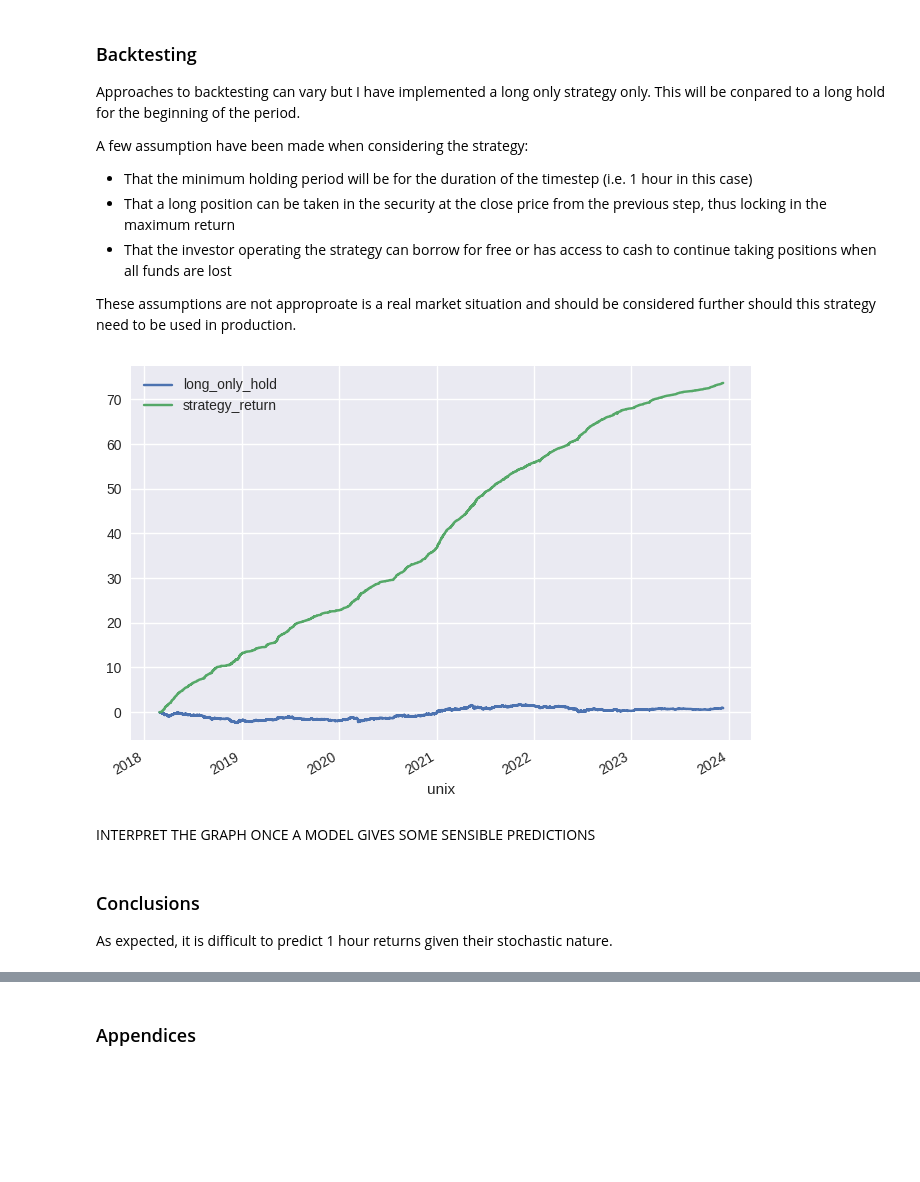
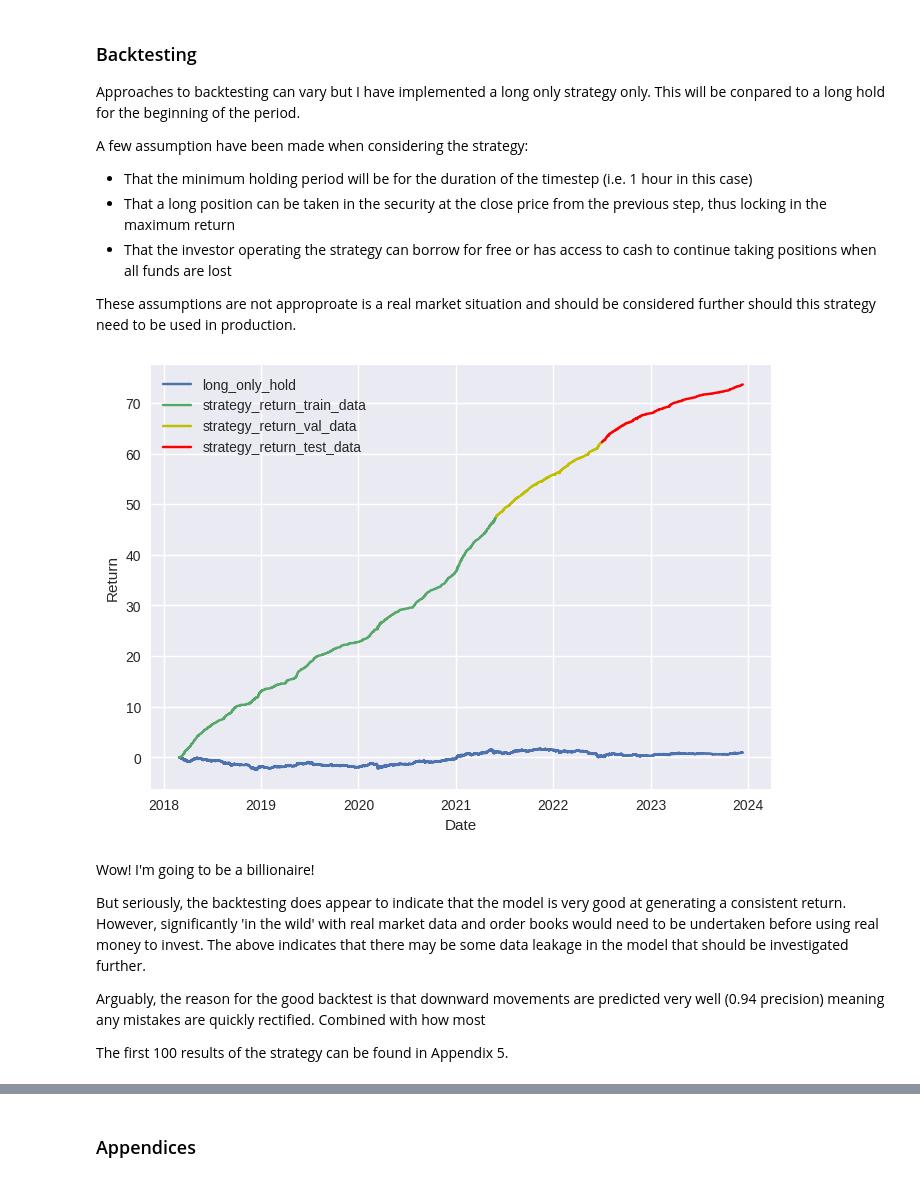
Before and after one commit to will-j-c/cqf_final_project_DL, a Jupyter notebook: report.ipynb, the cells around one changed output, grey strips where cells are left out. Drawn from its saved outputs; the diff is of its cells as text; code cells hidden in the pictures; blank space fills up the shorter version.

Commit message:
feat: completed further sections

```diff
--- a/report.ipynb
+++ b/report.ipynb
@@ -588,10 +563,30 @@ long_only_strategy = LongOnlyBacktest(df['LOGRET_1'].iloc[seqlen-1:], prediction
-# %%
-long_only_strategy.plot()
-# %% [output]
-[figure, removed]
-# %% [markdown]
-INTERPRET THE GRAPH ONCE A MODEL GIVES SOME SENSIBLE PREDICTIONS
-# %% [markdown]
-### Conclusions
-
-As expected, it is difficult to predict 1 hour returns given their stochastic nature.
+# %%
+# Prepare all the data
+all_processed_features = np.concatenate([X_train_pipe, X_val_pipe,X_test_pipe])
+all_y = pd.concat([y_train, y_val, y_test])
+
+# Convert to tensors
+all_data_tensors = tf.keras.utils.timeseries_dataset_from_array(all_processed_features, all_y.iloc[seqlen-1:], seqlen)
+
+# Collect all the predictions
+predictions = np.where(final_model.predict(all_data_tensors, verbose=0) > 0.5, 1, 0)
+
+# Calculate the start dates for validation and test data sets
+val_start = X_val.iloc[0].name
+test_start = X_test.iloc[0].name
+
+# Instantiate the strategy class
+long_only_strategy = LongOnlyBacktest(df['LOGRET_1'].iloc[seqlen-1:], predictions, val_start, test_start)
+
+# Plot the results
+long_only_strategy.plot()
+# %% [output]
+[figure, added]
+# %% [markdown]
+Wow! I'm going to be a billionaire!
+
+But seriously, the backtesting does appear to indicate that the model is very good at generating a consistent return. However, significantly 'in the wild' with real market data and order books would need to be undertaken before using real money to invest. The above indicates that there may be some data leakage in the model that should be investigated further.
+
+Arguably, the reason for the good backtest is that downward movements are predicted very well (0.94 precision) meaning any mistakes are quickly rectified. Combined with how most
+
+The first 100 results of the strategy can be found in Appendix 5.
```
Also changed, not shown: parts of 25 cells of this notebook, 5 other files.
